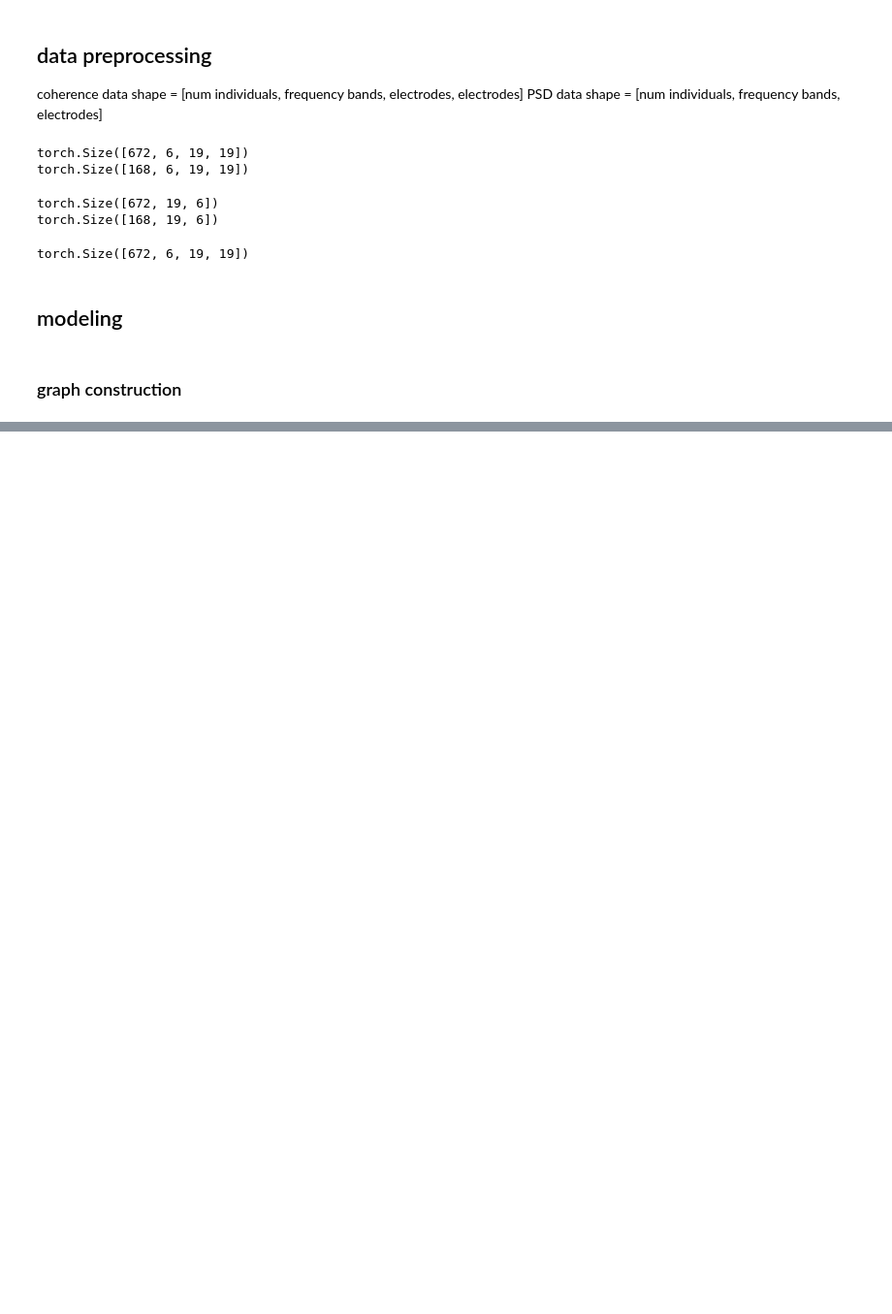
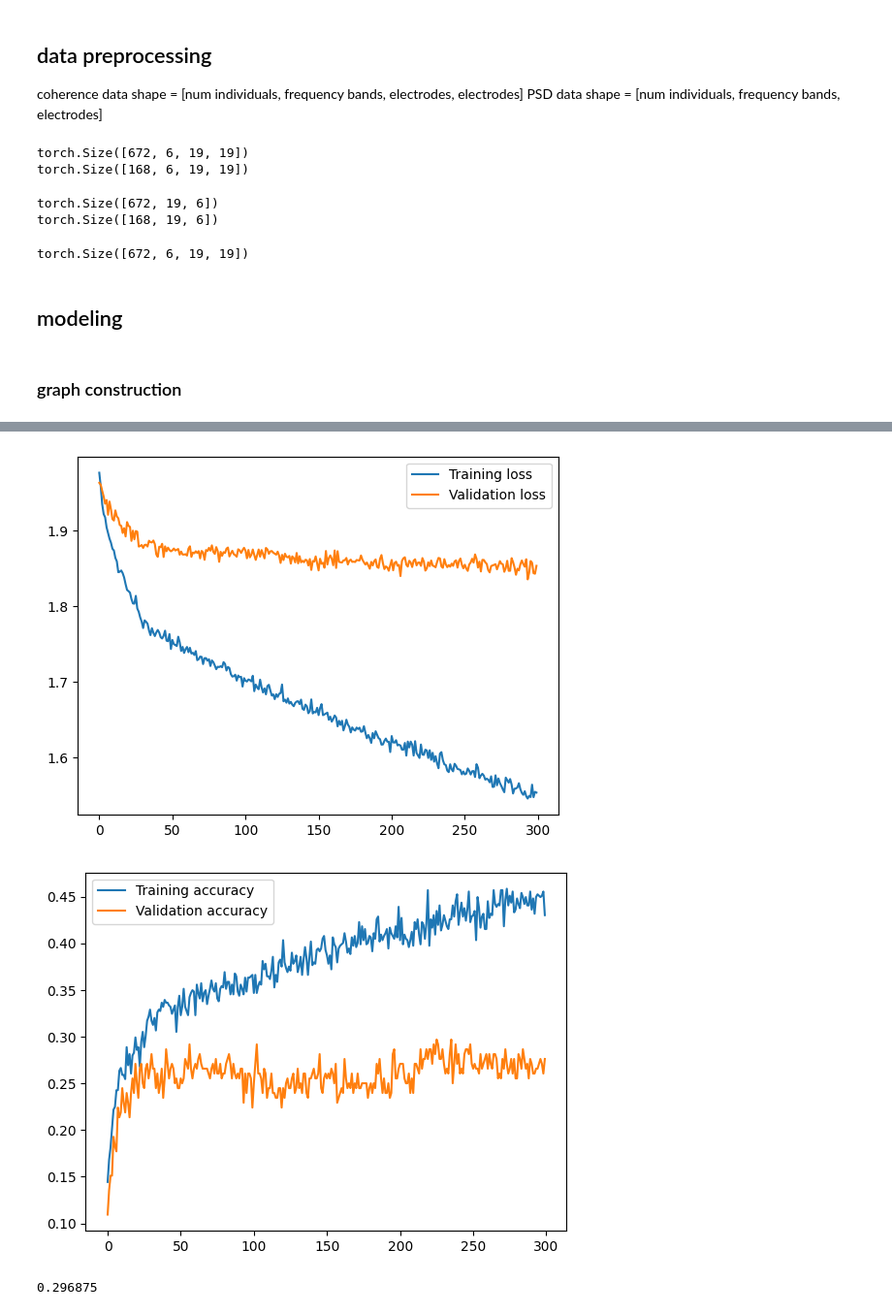
Before and after one commit to benwillallen/RiceDatathon2025, a Jupyter notebook: Modeling/gnn2.ipynb, the cells around one changed output, grey strips where cells are left out. Shown: that part at 97% size. Drawn from its saved outputs; the diff is of its cells as text; code cells hidden in the pictures; blank space fills up the shorter version.

```diff
--- a/Modeling/gnn2.ipynb
+++ b/Modeling/gnn2.ipynb
@@ -232,7 +232,8 @@ class GCN(torch.nn.Module):
     def __init__(self, in_channels=6, hidden_channels=16, out_channels=64):
         super(GCN, self).__init__()
         self.conv1 = GCNConv(in_channels, hidden_channels)
-        self.conv2 = GCNConv(hidden_channels, out_channels)
+        self.conv2 = GCNConv(hidden_channels, hidden_channels)
+        self.conv3 = GCNConv(hidden_channels, out_channels)
 
         # convert batch_size x 19 x out_channels to batch_size x out_channels by making 19 layers connect to one of the 64
         self.fc1 = nn.Linear(out_channels * 19, out_channels)
@@ -247,6 +248,8 @@ class GCN(torch.nn.Module):
         x = self.conv1(x, edge_index)
         x = F.relu(x)
         x = self.conv2(x, edge_index)
+        x = F.relu(x)
+        x = self.conv3(x, edge_index)
         x = F.relu(x)
         x = self.fc1(torch.flatten(x, start_dim=1))
         x = self.bn1(x)
@@ -304,7 +290,7 @@ GCN(
 criterion = nn.CrossEntropyLoss()
 
 optimizer = optim.Adam(model.parameters(),
-                       lr=0.0001,
+                       lr=0.00004,
                        weight_decay=1e-5)
 
 scheduler = ReduceLROnPlateau(optimizer,
@@ -332,7 +317,7 @@ val_losses = []
 val_accs = []
 final_epoch = 0
 
-num_epochs = 100
+num_epochs = 300
 
 for epoch in range(num_epochs):
 
@@ -346,7 +331,7 @@ for epoch in range(num_epochs):
 
         optimizer.zero_grad()  # zero gradients
 
-        outputs = model.forward(*inputs)  # input net
+        outputs = model.forward(inputs, edge_index, edge_attr)  # input net
 
         labels = labels.long()
 
@@ -382,7 +367,7 @@ for epoch in range(num_epochs):
         for data in val_loader:
             inputs, labels = data
 
-            outputs = model(*inputs)
+            outputs = model(inputs, edge_index, edge_attr)
 
             loss = criterion(outputs, labels)
             val_loss += loss.item()
@@ -418,0 +422,19 @@ for epoch in range(num_epochs):
+# %%
+# plot accuracy and loss
+import matplotlib.pyplot as plt
+
+plt.plot(train_losses, label='Training loss')
+plt.plot(val_losses, label='Validation loss')
+plt.legend()
+plt.show()
+
+plt.plot(train_accs, label='Training accuracy')
+plt.plot(val_accs, label='Validation accuracy')
+plt.legend()
+plt.show()
+
+print(max(val_accs))
+# %% [output]
+[figure, added]
+[figure, added]
+0.296875
```
Also changed, not shown: parts of 5 cells of this notebook.
